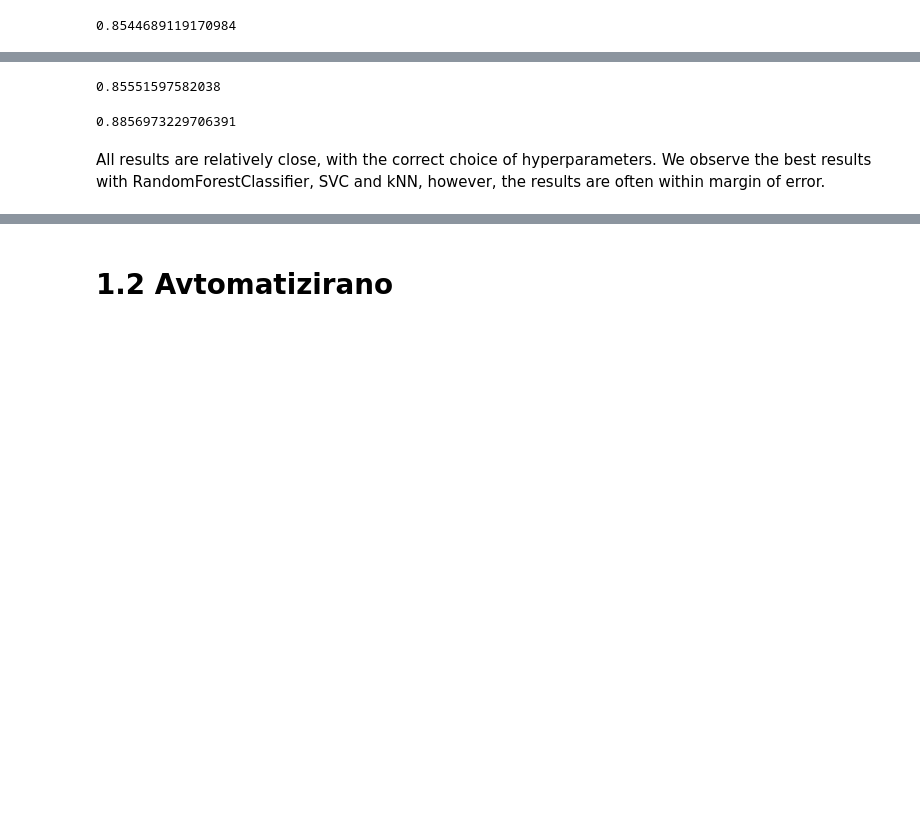
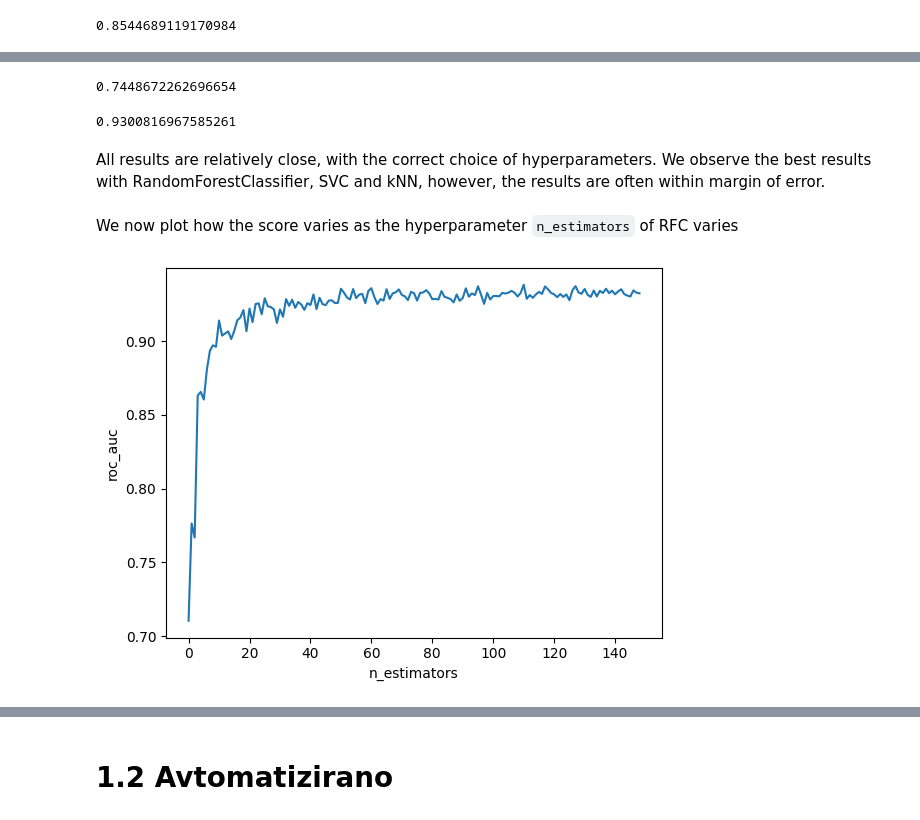
Before and after one commit to tadejpetric/nsu, a Jupyter notebook: dn1/dn1_resitve.ipynb, the cells around one changed output, grey strips where cells are left out. Cells and saved outputs as stored; diff of their text form; code cells hidden in the pictures; blank space fills up the shorter version.

```diff
--- a/dn1/dn1_resitve.ipynb
+++ b/dn1/dn1_resitve.ipynb
@@ -55,14 +57,16 @@ print(cross_validate(mnb, xtrain, ytrain, cv=5)["test_score"].mean())
 # %%
 from sklearn.svm import SVC
-svc = SVC(C=5)
-cross_validate(svc, xtrain, ytrain, cv=5)["test_score"].mean()
+svc = SVC(C=100)
+cross_validate(svc, xtrain, ytrain, cv=5, scoring="roc_auc")["test_score"].mean()
 # %% [output]
-0.85551597582038
+0.7448672262696654
 # %%
 from sklearn.ensemble import RandomForestClassifier
 rfc = RandomForestClassifier(n_estimators=80,random_state=1)
-cross_validate(rfc, xtrain, ytrain, cv=5)["test_score"].mean()
+cross_validate(rfc, xtrain, ytrain, cv=5, scoring="roc_auc")["test_score"].mean()
 # %% [output]
-0.8856973229706391
+0.9300816967585261
 # %% [markdown]
 All results are relatively close, with the correct choice of hyperparameters. We observe the best results with RandomForestClassifier, SVC and kNN, however, the results are often within margin of error.
+# %% [markdown]
+We now plot how the score varies as the hyperparameter `n_estimators` of RFC varies
@@ -68,0 +75,11 @@ All results are relatively close, with the correct choice of hyperparameters. We
+# %%
+
+scores = [cross_validate(RandomForestClassifier(n_estimators=n), xtrain, ytrain, n_jobs=-1, cv=5, scoring="roc_auc")["test_score"].mean()
+          for n in range(1,150)]
+fig, ax = plt.subplots()
+ax.set(xlabel="n_estimators", ylabel="roc_auc")
+ax.plot(scores)
+fig.savefig("rfc.png")
+plt.show()
+# %% [output]
+[figure, added]
```
Also changed, not shown: parts of 44 cells of this notebook, 13 other files.
